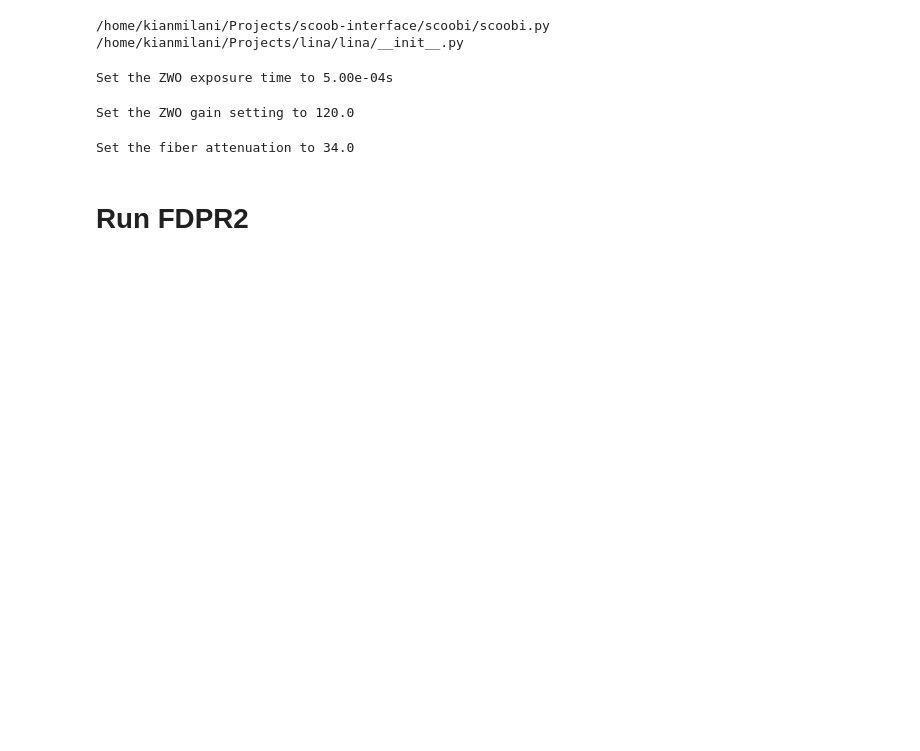
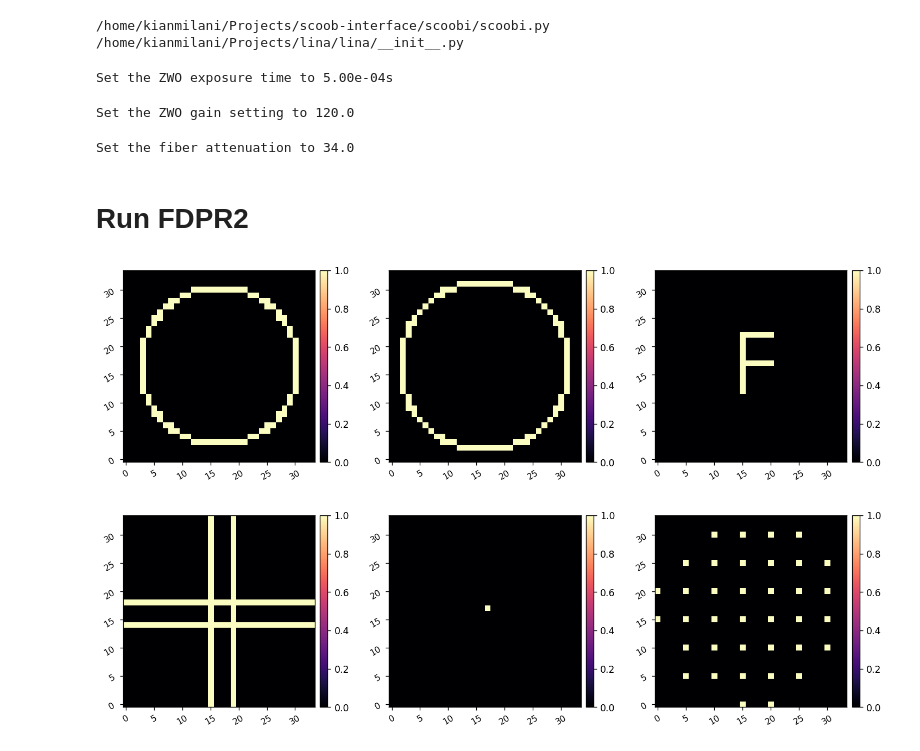
Before and after one commit to kian1377/aefc-vortex, a Jupyter notebook: scoob/run_fdpr_fpm.ipynb, the cells around one changed output. Drawn from its saved outputs; the diff is of its cells as text; code cells hidden in the pictures; blank space fills up the shorter version.

```diff
--- a/scoob/run_fdpr_fpm.ipynb
+++ b/scoob/run_fdpr_fpm.ipynb
@@ -48,7 +48,7 @@ def restart_clients():
 /home/kianmilani/Projects/lina/lina/__init__.py
 # %%
 reload(scoobi)
-I = scoobi.SCOOBI(scicam_channel='camsci', dm_channel='dm00disp03')
+I = scoobi.SCOOBI(scicam_channel='camsci', dm_channel='dm00disp02')
 I.npsf = 256
 # %%
 reload(scoobi)
@@ -81,16 +81,27 @@ fdpr2_phs_stream = ImageStream('fdpr2_phase')
 # %%
 reload(lina.utils)
 
 ring_13 = lina.utils.make_ring(rad=13, Nact=34)
 ring_14 = lina.utils.make_ring(rad=14, Nact=34)
 ring_15 = lina.utils.make_ring(rad=15, Nact=34)
 ring_16 = lina.utils.make_ring(rad=16, Nact=34)
-imshow3(ring_14, ring_15, ring_16)
+f = lina.utils.make_f()
+imshow3(ring_14, ring_15, f)
 
 cross = lina.utils.make_cross_command(xc=[-1, 3], yc=[2,-2])
 
 poke = np.zeros((34,34))
 poke[17,17] = 1
 # poke[25,17] = 1
-# poke[26,19] = 1
-imshow2(cross, poke)
+# poke[18,31] = 1
+
+pokes = np.zeros((34,34))
+for i in range(34):
+    for j in range(34):
+        if i%5==0 and j%5==0:
+            pokes[i,j] = 1
+pokes *= I.dm_mask
+imshow3(cross, poke, pokes)
+# %% [output]
+[figure, added]
+[figure, added]
```
Also changed, not shown: parts of 6 cells of this notebook, 1 other file.
